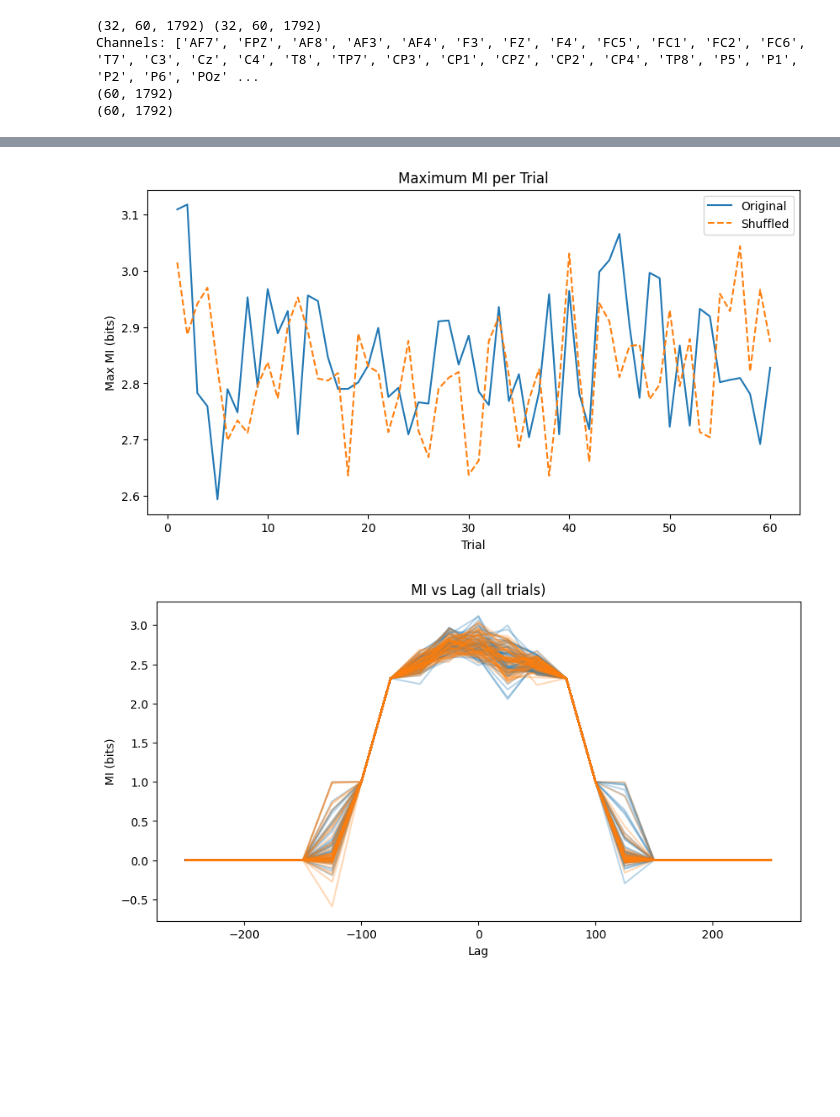
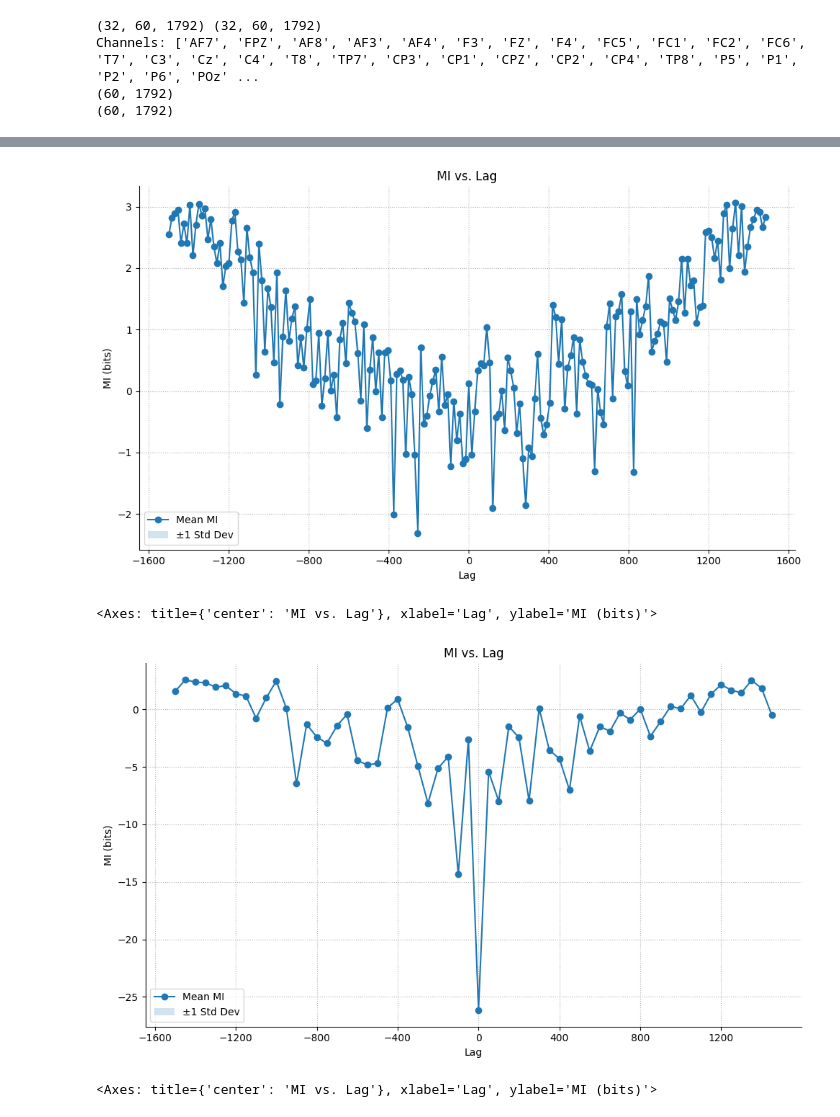
Before and after one commit to CRinHer/Phys-Cog-CISI-Group, a Jupyter notebook: notebooks/H2.ipynb, the cells around one changed output, grey strips where cells are left out. Drawn from its saved outputs; the diff is of its cells as text; code cells hidden in the pictures; blank space fills up the shorter version.

Commit message:
Trial by trial MI, random channel pairs, large lag sweeps done incorrectly.

```diff
--- a/notebooks/H2.ipynb
+++ b/notebooks/H2.ipynb
@@ -129,7 +121,7 @@ meta = np.load("../data/processed/P1_subject2_meta.npy", allow_pickle=True).item
 print(aud.shape, tac.shape)
 print("Channels:", meta["ch_names"])
 
-x_idx = meta["ch_names"].index("C3")
+x_idx = meta["ch_names"].index("F3")
 y_idx = meta["ch_names"].index("T7")
 
 x_trials = aud[x_idx]
@@ -259,24 +161,0 @@ Running trial 1/60...
-# %%
-# --- Plot 1: max MI per trial --- #
-plt.figure(figsize=(10, 5))
-plt.plot(summary_df['trial'], summary_df['max_mi'], label='Original')
-plt.plot(summary_df['trial'], summary_df['max_mi_shuf'], label='Shuffled', linestyle='--')
-plt.xlabel("Trial")
-plt.ylabel("Max MI (bits)")
-plt.title("Maximum MI per Trial")
-plt.legend()
-plt.show()
-
-# --- Plot 2: overlay all MI vs lag curves --- #
-plt.figure(figsize=(10, 5))
-for lags, mi_vals in all_curves:
-    plt.plot(lags, mi_vals, color='C0', alpha=0.3)
-for lags, mi_shuf in all_curves_shuf:
-    plt.plot(lags, mi_shuf, color='C1', alpha=0.3)
-plt.xlabel("Lag")
-plt.ylabel("MI (bits)")
-plt.title("MI vs Lag (all trials)")
-plt.show()
-# %% [output]
-[figure, removed]
-[figure, removed]
@@ -282,0 +389,35 @@ plt.show()
+# %%
+# Base parameters for our MI estimator. We'll use a simple MLP.
+# How can I adjust this to improve performance?
+BASE_PARAMS = {
+    'embedding_dim': 16,
+    'hidden_dim': 32,
+    'n_layers': 2,
+    'learning_rate': 1e-3,
+    'batch_size': 128,
+    'n_epochs': 60,
+    'patience': 15,
+}
+
+# Idea: fix window size, sweep over wider lag range
+results_large_lag = nmi.run(
+    x_data=x_trials, y_data=y_trials,
+    mode='lag',
+    processor_type_x='continuous', processor_params_x={'window_size': 32},
+    processor_type_y='continuous', processor_params_y={'window_size': 32},
+    base_params=BASE_PARAMS,
+    lag_range=range(-1500, 1500, 15), split_mode='blocked', # blocked yields bad results, random is better
+    n_workers=1, random_seed=42
+)
+# %%
+# Block 32 with smaller intervals (F3-T7)
+results_large_lag.plot(show=True)
+# %% [output]
+[figure, added]
+<Axes: title={'center': 'MI vs. Lag'}, xlabel='Lag', ylabel='MI (bits)'>
+# %%
+# Block 256 (F3-T7)
+results_large_lag.plot(show=True)
+# %% [output]
+[figure, added]
+<Axes: title={'center': 'MI vs. Lag'}, xlabel='Lag', ylabel='MI (bits)'>
```
Also changed, not shown: parts of 18 cells of this notebook.
